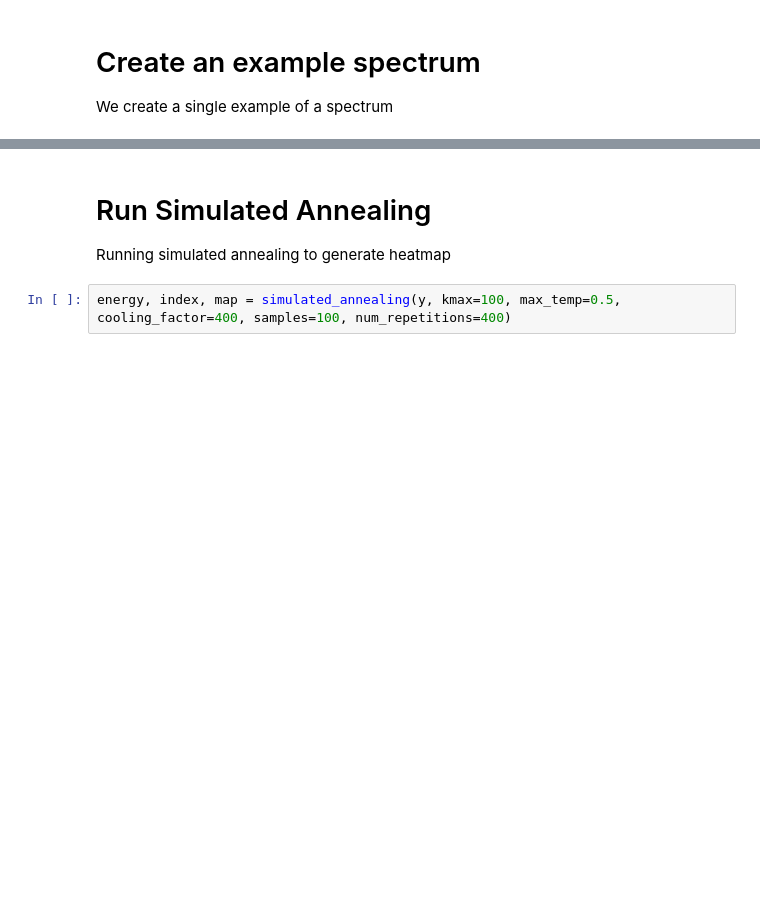
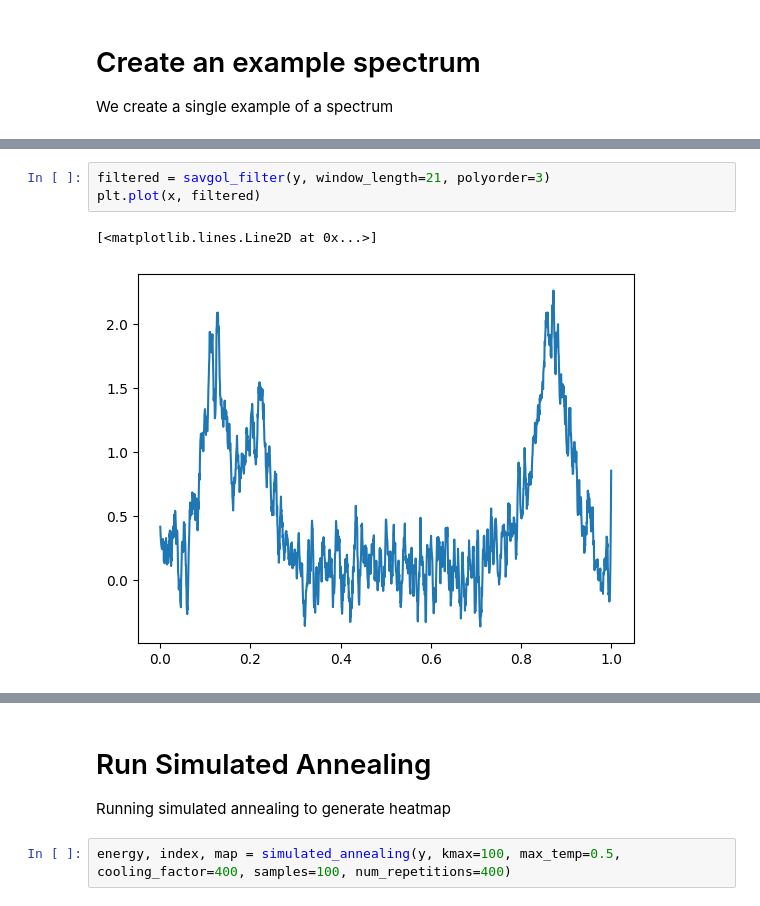
Before and after one commit to SauloSamps/Raman-Fitting-Pipeline, a Jupyter notebook: code/lab-sa.ipynb, the cells around one changed output, grey strips where cells are left out. Drawn from its saved outputs; the diff is of its cells as text; blank space fills up the shorter version.

```diff
--- a/code/lab-sa.ipynb
+++ b/code/lab-sa.ipynb
@@ -26 +27,7 @@ plt.plot(x, y)
+# %%
+filtered = savgol_filter(y, window_length=21, polyorder=3)
+plt.plot(x, filtered)
+# %% [output]
+[<matplotlib.lines.Line2D at 0x...>]
+[figure, added]
 # %%
```
Also changed, not shown: parts of 5 cells of this notebook, 2 other files.
